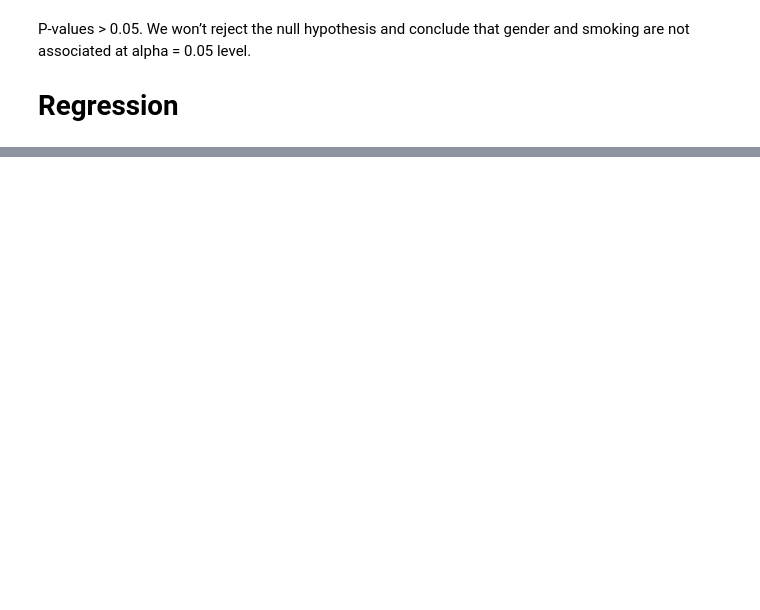
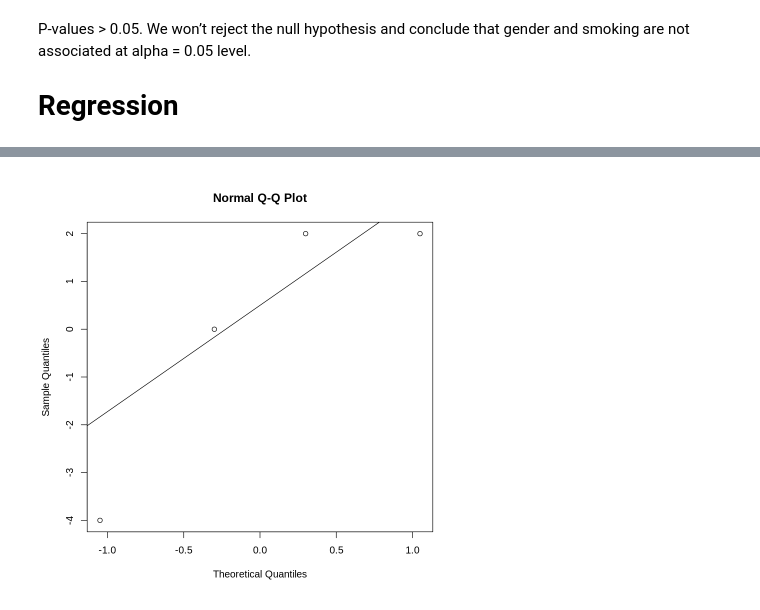
Before and after one commit to VindaShinde/R-Projects, a Jupyter notebook: Stats_Practice_.ipynb, the cells around one changed output, grey strips where cells are left out. Drawn from its saved outputs; the diff is of its cells as text; code cells hidden in the pictures; blank space fills up the shorter version.

```diff
--- a/Stats_Practice_.ipynb
+++ b/Stats_Practice_.ipynb
@@ -373,0 +290,5 @@ A tibble: 1 × 2
+# %%
+model2 = lm(y1~x1)
+summary(model2)$r.squared
+summary(model2)
+model2
@@ -373,0 +318,6 @@ A tibble: 1 × 2
+# %%
+dResi = resid(model2)
+qqnorm(dResi) #Normal Plot
+qqline(dResi)
+# %% [output]
+[figure, added]
```
Also changed, not shown: parts of 24 cells of this notebook.
